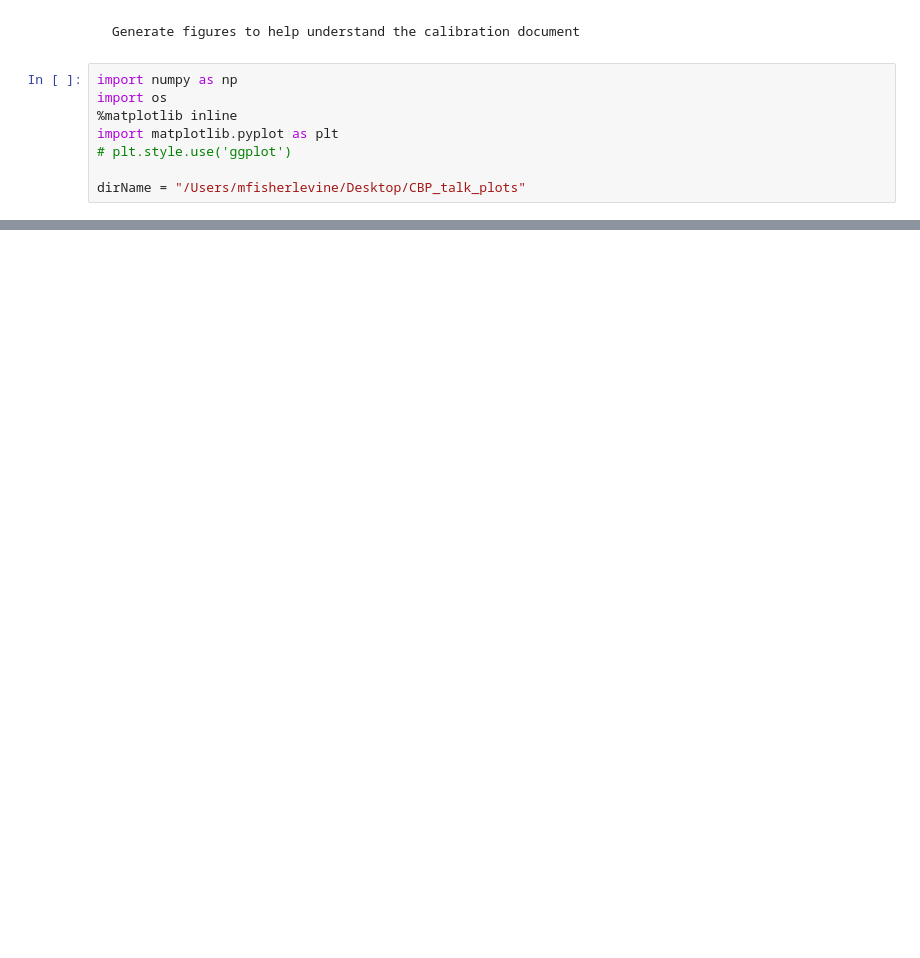
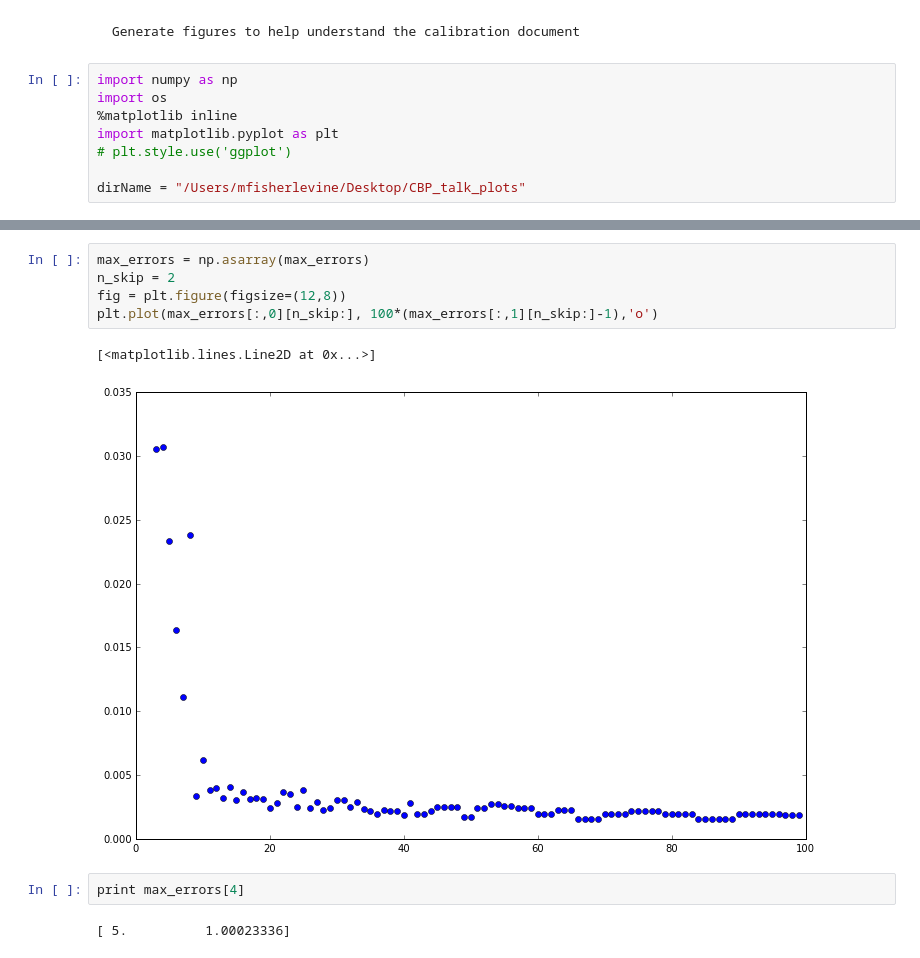
Before and after one commit to lsst-dm/calibration-scripts, a Jupyter notebook: cbp_spots_merlin.ipynb, the cells around one changed output, grey strips where cells are left out. Drawn from its saved outputs; the diff is of its cells as text; blank space fills up the shorter version.

```diff
--- a/cbp_spots_merlin.ipynb
+++ b/cbp_spots_merlin.ipynb
@@ -106,0 +220,12 @@ plt.savefig(os.path.join(dirName, "CBP-errors.pdf"))
+# %%
+max_errors = np.asarray(max_errors)
+n_skip = 2
+fig = plt.figure(figsize=(12,8))
+plt.plot(max_errors[:,0][n_skip:], 100*(max_errors[:,1][n_skip:]-1),'o')
+# %% [output]
+[<matplotlib.lines.Line2D at 0x...>]
+[figure, added]
+# %%
+print max_errors[4]
+# %% [output]
+[ 5.          1.00023336]
```
Also changed, not shown: parts of 9 cells of this notebook.
